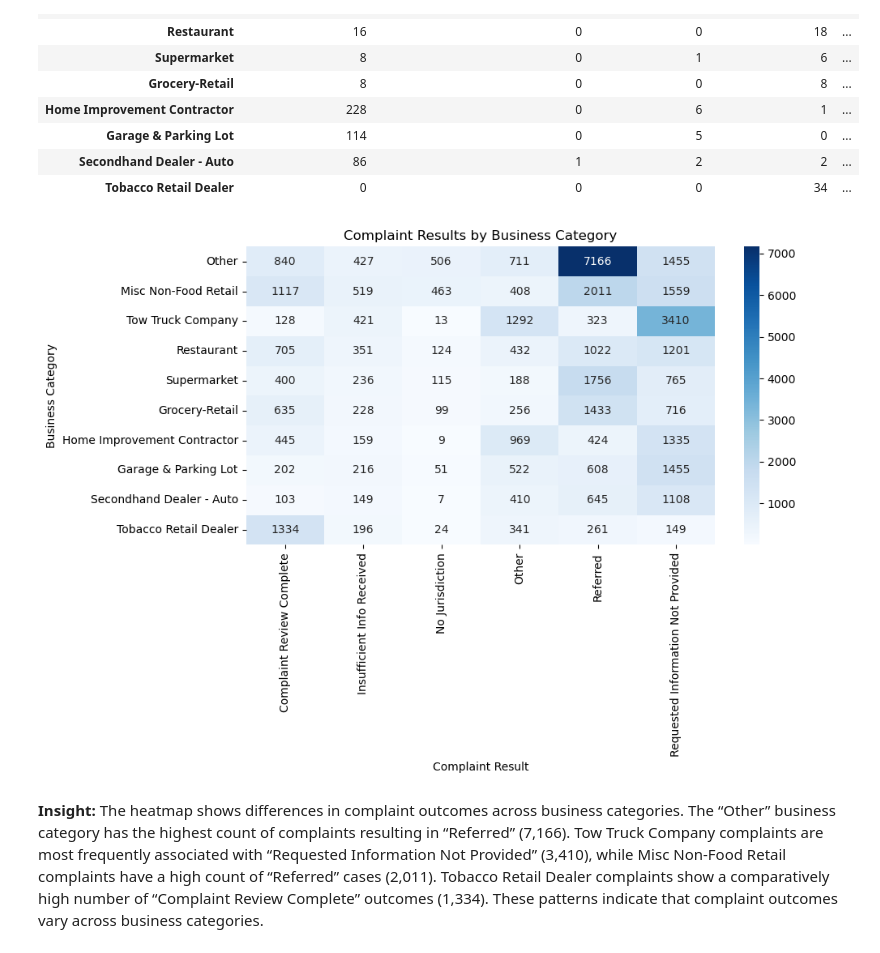
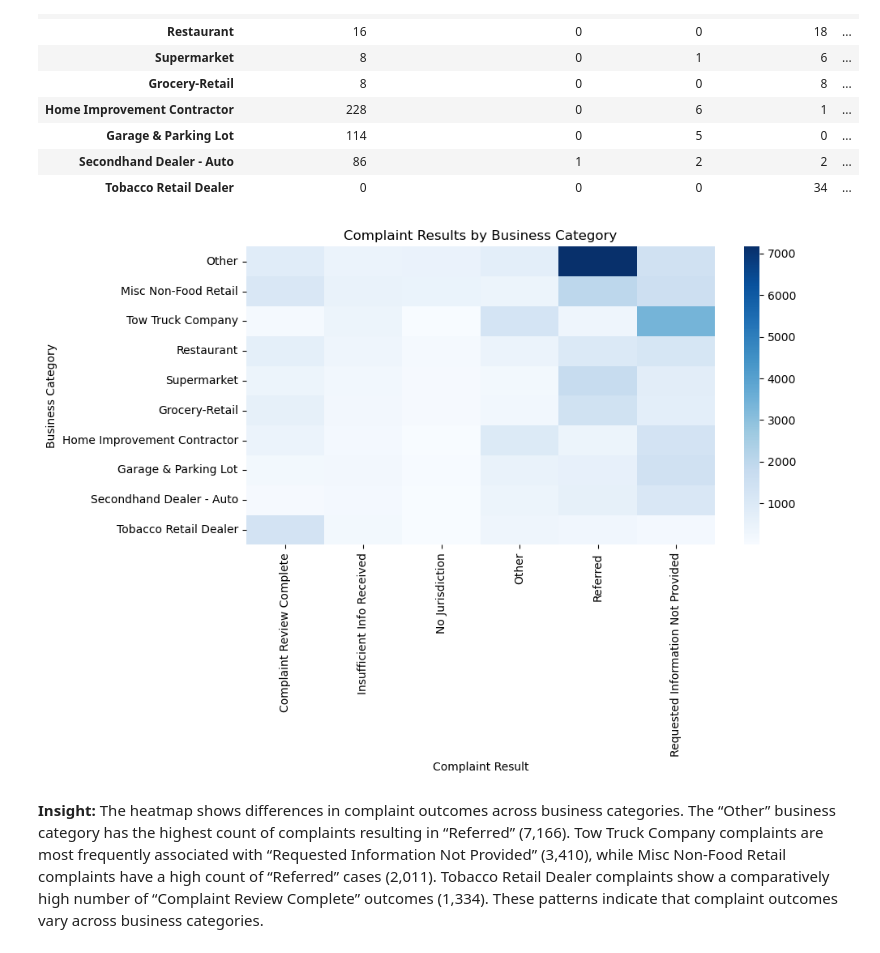
Before and after one commit to ashemariya27-star/DCWP-Consumer-Complaints-Analysis, a Jupyter notebook: notebook/Data_Cleaning.ipynb, the cells around one changed output. Cells and saved outputs as stored; diff of their text form; code cells hidden in the pictures.

```diff
--- a/notebook/Data_Cleaning.ipynb
+++ b/notebook/Data_Cleaning.ipynb
@@ -1391,35 +1394,35 @@ heatmap_data
 
 top_categories = df["Business Category"].value_counts().head(10).index
 top_results = df["Result"].value_counts().head(5).index
 
 df_heatmap = df.copy()
 
 df_heatmap["Result Group"] = df_heatmap["Result"].where(
     df_heatmap["Result"].isin(top_results),
     "Other"
 )
 
 heatmap_data = pd.crosstab(
     df_heatmap["Business Category"],
     df_heatmap["Result Group"]
 ).loc[top_categories]
 
 plt.figure(figsize=(10, 7))
 
 sns.heatmap(
     heatmap_data,
-    annot=True,
+    annot=False,
     fmt="d",
     cmap="Blues"
 )
 
 plt.title("Complaint Results by Business Category")
 plt.xlabel("Complaint Result")
 plt.ylabel("Business Category")
 plt.tight_layout()
 plt.show()
 # %% [output]
-[figure, old version]
+[figure, new version]
 # %% [markdown]
 **Insight:** The heatmap shows differences in complaint outcomes across business categories. The “Other” business category has the highest count of complaints resulting in “Referred” (7,166). Tow Truck Company complaints are most frequently associated with “Requested Information Not Provided” (3,410), while Misc Non-Food Retail complaints have a high count of “Referred” cases (2,011). Tobacco Retail Dealer complaints show a comparatively high number of “Complaint Review Complete” outcomes (1,334). These patterns indicate that complaint outcomes vary across business categories.
 # %% [markdown]
```
Also changed, not shown: parts of 1 cell of this notebook.
